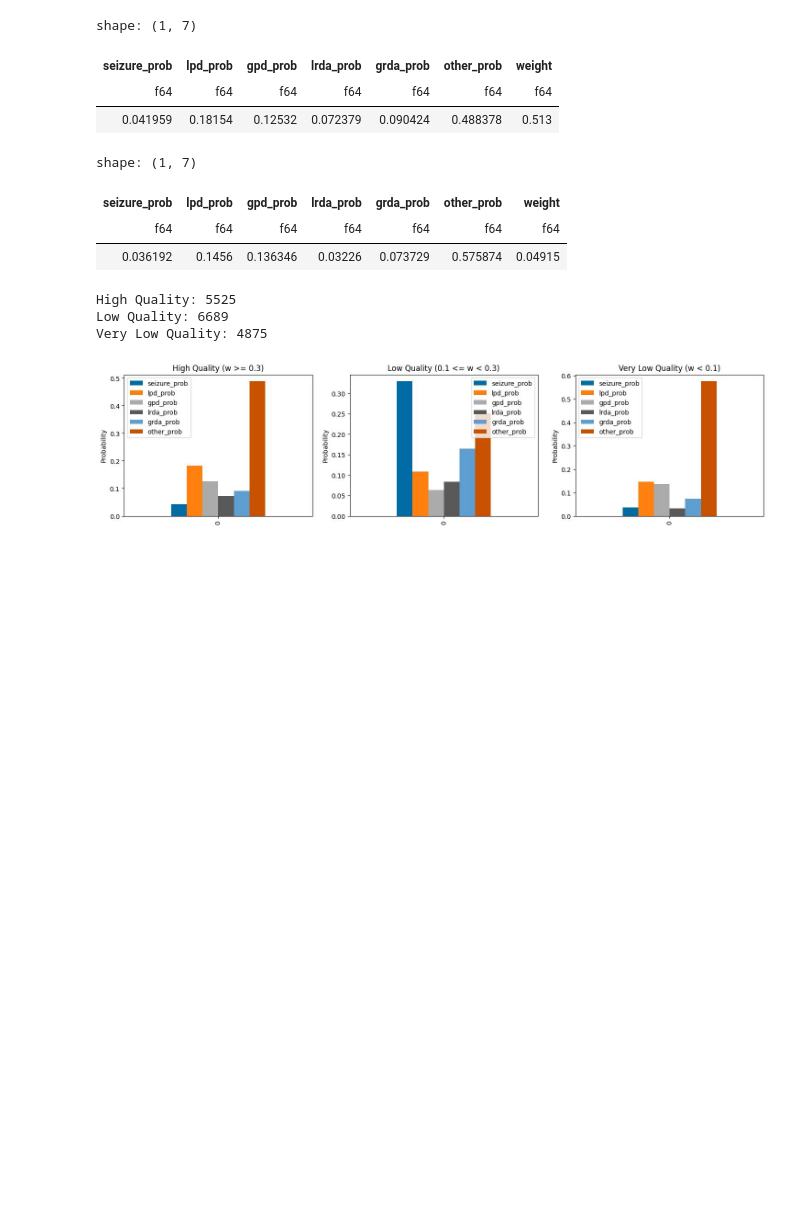
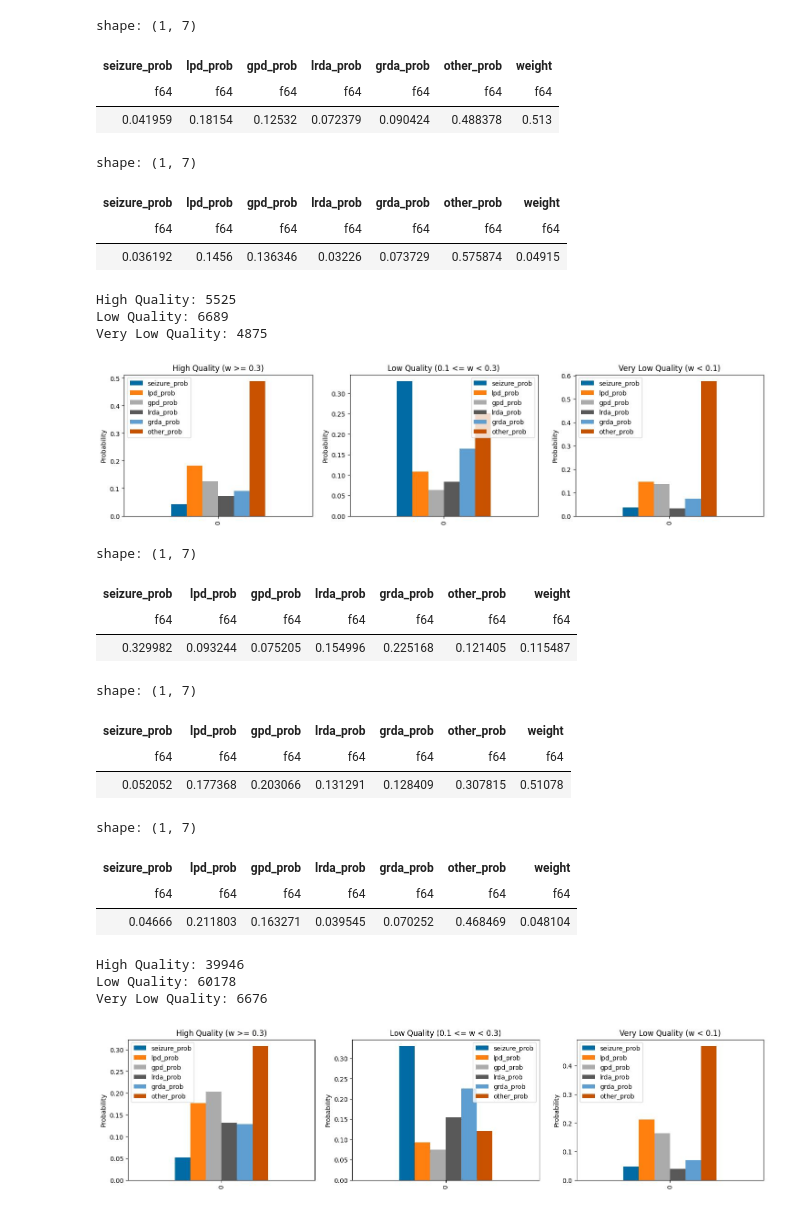
Before and after one commit to bilzard/kaggle-hms-public, a Jupyter notebook: notebook/eda_on_label_distribution.ipynb, the cells around one changed output. Saved outputs shown, nothing was run; the diff lists cells and outputs as text; code cells hidden in the pictures; blank space fills up the shorter version.

```diff
--- a/notebook/eda_on_label_distribution.ipynb
+++ b/notebook/eda_on_label_distribution.ipynb
@@ -73,3 +69,41 @@ High Quality: 5525
 Low Quality: 6689
 Very Low Quality: 4875
 [figure]
+# %%
+high_quality = metadata_segment.filter(pl.col("weight").ge(0.3))
+low_quality = metadata_segment.filter(pl.col("weight").lt(0.3).and_(pl.col("weight").ge(0.1)))
+very_low_quality = metadata_segment.filter(pl.col("weight").lt(0.1))
+
+display(low_quality.drop("eeg_id").mean())
+display(high_quality.drop("eeg_id").mean())
+display(very_low_quality.drop("eeg_id").mean())
+print(f"High Quality: {high_quality.shape[0]}")
+print(f"Low Quality: {low_quality.shape[0]}")
+print(f"Very Low Quality: {very_low_quality.shape[0]}")
+
+_, (ax1, ax2, ax3) = plt.subplots(1, 3, figsize=(18, 4))
+high_quality.drop("eeg_id", "weight").mean().to_pandas().plot.bar(ax=ax1)
+low_quality.drop("eeg_id", "weight").mean().to_pandas().plot.bar(ax=ax2)
+very_low_quality.drop("eeg_id", "weight").mean().to_pandas().plot.bar(ax=ax3)
+
+ax1.set(title="High Quality (w >= 0.3)", ylabel="Probability")
+ax2.set(title="Low Quality (0.1 <= w < 0.3)", ylabel="Probability")
+ax3.set(title="Very Low Quality (w < 0.1)", ylabel="Probability")
+plt.show()
+# %% [output]
+shape: (1, 7)
+| seizure_prob | lpd_prob | gpd_prob | lrda_prob | grda_prob | other_prob | weight |
+| f64 | f64 | f64 | f64 | f64 | f64 | f64 |
+| 0.329982 | 0.093244 | 0.075205 | 0.154996 | 0.225168 | 0.121405 | 0.115487 |
+shape: (1, 7)
+| seizure_prob | lpd_prob | gpd_prob | lrda_prob | grda_prob | other_prob | weight |
+| f64 | f64 | f64 | f64 | f64 | f64 | f64 |
+| 0.052052 | 0.177368 | 0.203066 | 0.131291 | 0.128409 | 0.307815 | 0.51078 |
+shape: (1, 7)
+| seizure_prob | lpd_prob | gpd_prob | lrda_prob | grda_prob | other_prob | weight |
+| f64 | f64 | f64 | f64 | f64 | f64 | f64 |
+| 0.04666 | 0.211803 | 0.163271 | 0.039545 | 0.070252 | 0.468469 | 0.048104 |
+High Quality: 39946
+Low Quality: 60178
+Very Low Quality: 6676
+[figure, added]
```
Also changed, not shown: parts of 3 cells of this notebook.
